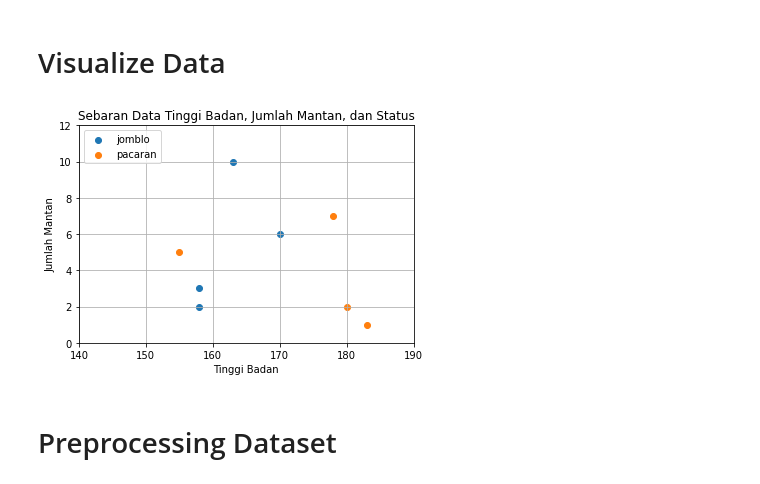
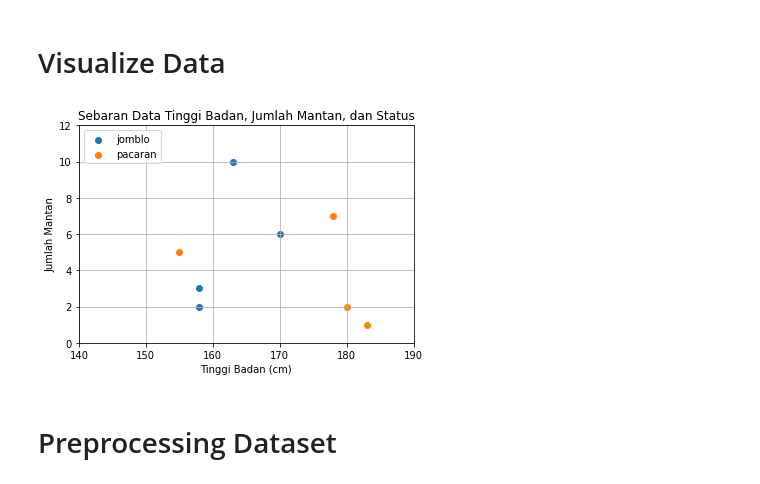
Before and after one commit to haloapping/ml-with-me, a Jupyter notebook: 5_knn_classification.ipynb, the cells around one changed output. Saved outputs shown, nothing was run; the diff lists cells and outputs as text; code cells hidden in the pictures.

```diff
--- a/5_knn_classification.ipynb
+++ b/5_knn_classification.ipynb
@@ -29,20 +29,20 @@ status_df
 # %%
 import matplotlib.pyplot as plt
 
 fig, ax = plt.subplots()
 for status, data in status_df.groupby('status'):
     ax.scatter(data["tinggi"], data["mantan"], label=status)
 
 plt.legend(loc='upper left')
 plt.xlim(140, 190)
 plt.ylim(0, 12)
 plt.title("Sebaran Data Tinggi Badan, Jumlah Mantan, dan Status")
-plt.xlabel("Tinggi Badan")
+plt.xlabel("Tinggi Badan (cm)")
 plt.ylabel("Jumlah Mantan")
 plt.grid(True)
 plt.show()
 # %% [output]
-[figure, old version]
+[figure, new version]
 # %% [markdown]
 # Preprocessing Dataset
 # %% [markdown]
```
Also changed, not shown: parts of 12 cells of this notebook.
